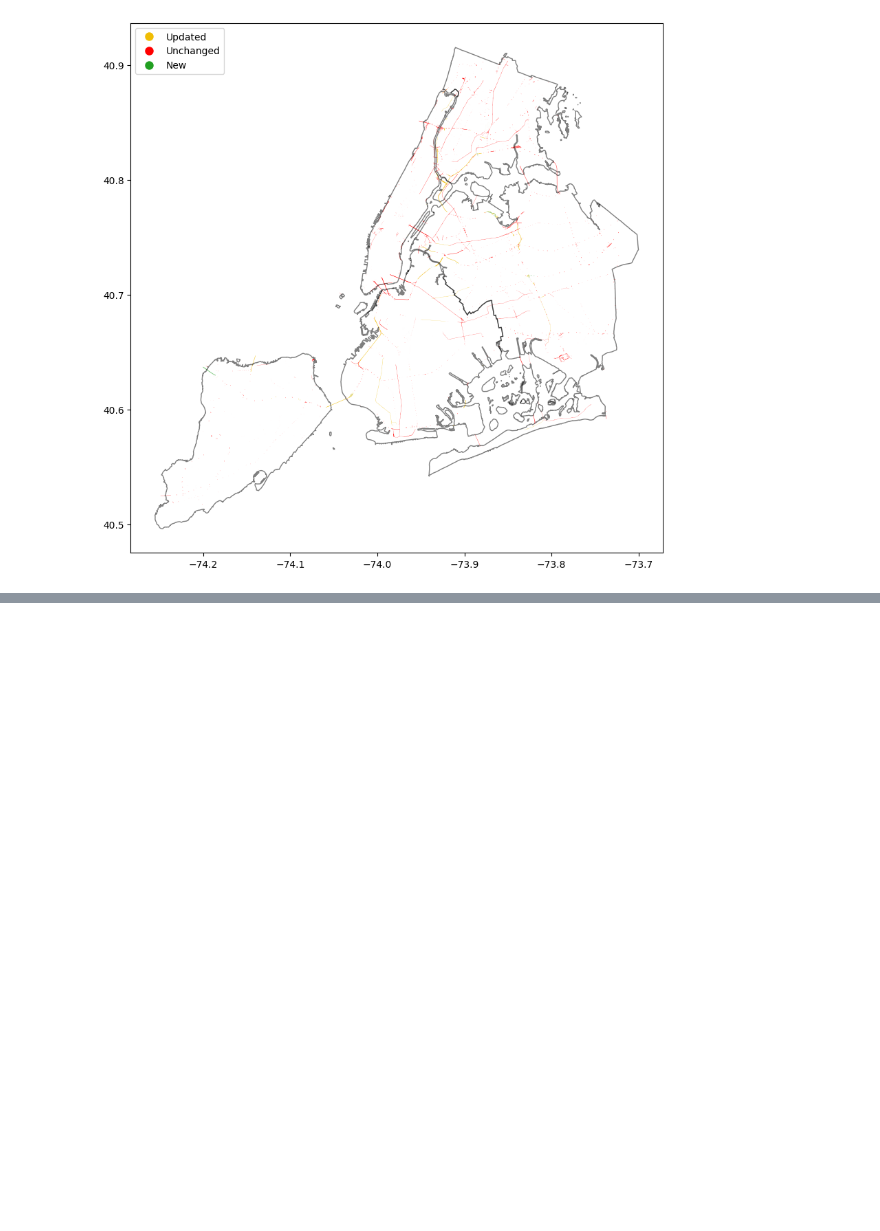
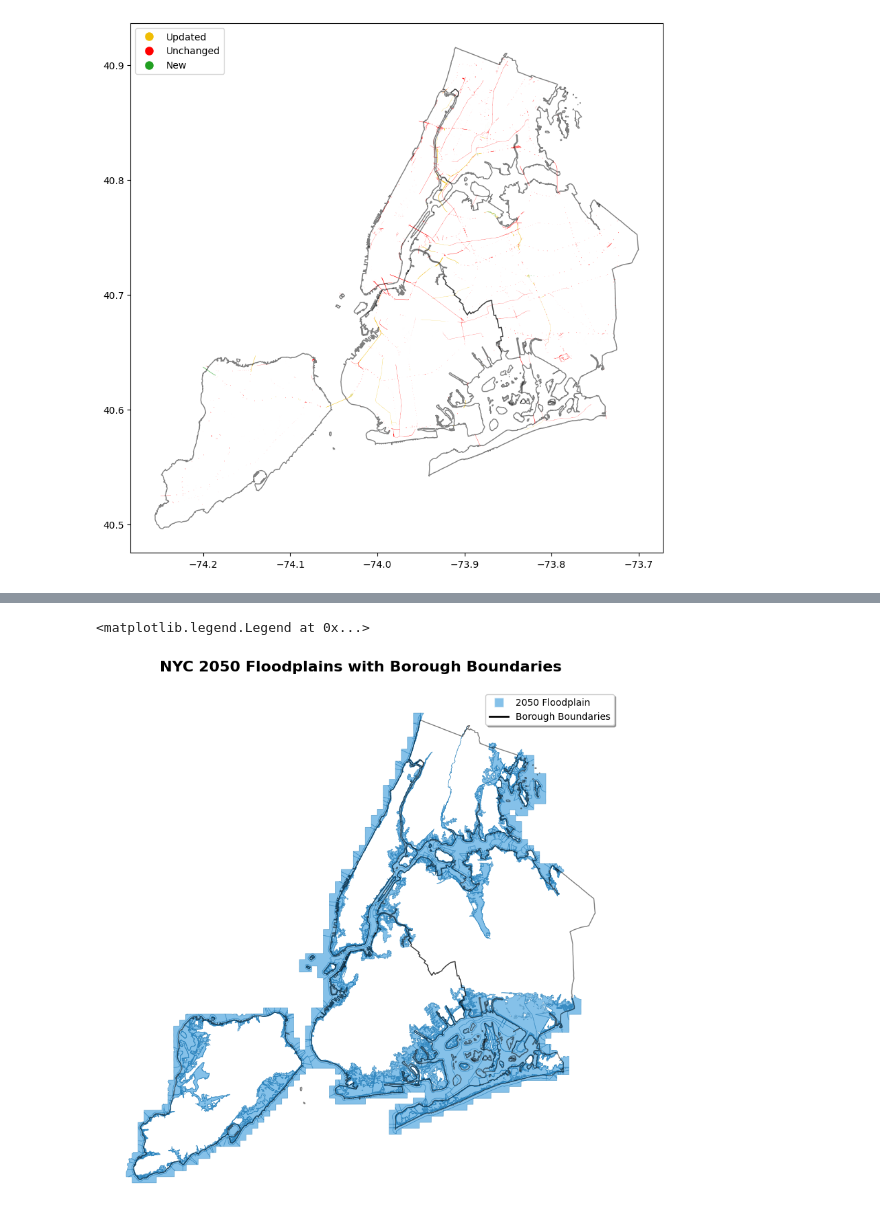
Before and after one commit to alinetheo95/cdp-mapping-systems, a Jupyter notebook: Assignments/01-loading-and-visualizing-data-1.ipynb, the cells around one changed output, grey strips where cells are left out. Drawn from its saved outputs; the diff is of its cells as text; code cells hidden in the pictures; blank space fills up the shorter version.

```diff
--- a/Assignments/01-loading-and-visualizing-data-1.ipynb
+++ b/Assignments/01-loading-and-visualizing-data-1.ipynb
@@ -158,0 +317,43 @@ plt.legend(legend_colors, labels, loc="upper left")
+# %%
+# overlaying on boundaries map
+
+# Create a single figure and axes
+fig, ax = plt.subplots(figsize=(10, 10))
+
+# Plot boundaries first (as background) - just outlines, no fill
+boundaries.boundary.plot(ax=ax, color="black", linewidth=1, alpha=0.5)
+
+# Plot floodplain areas on top with a single color
+flood.plot(
+    ax=ax, color="#3498db", alpha=0.6, edgecolor="#2980b9", linewidth=0.5, legend=False
+)
+
+# Set title and remove axes
+ax.set_axis_off()
+ax.set_title(
+    "NYC 2050 Floodplains with Borough Boundaries",
+    fontsize=16,
+    fontweight="bold",
+    pad=20,
+)
+
+# Add a simple legend for the floodplain
+legend_elements = [
+    Line2D(
+        [0],
+        [0],
+        marker="s",
+        color="w",
+        markerfacecolor="#3498db",
+        markersize=10,
+        alpha=0.6,
+        label="2050 Floodplain",
+    ),
+    Line2D([0], [0], color="black", linewidth=2, label="Borough Boundaries"),
+]
+ax.legend(
+    handles=legend_elements, loc="upper right", frameon=True, fancybox=True, shadow=True
+)
+# %% [output]
+<matplotlib.legend.Legend at 0x...>
+[figure, added]
```
Also changed, not shown: parts of 17 cells of this notebook.
